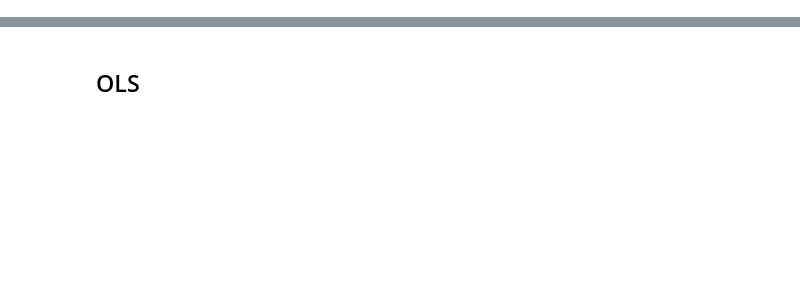
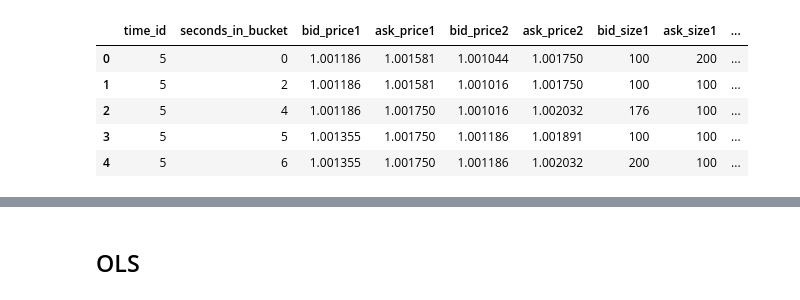
Before and after one commit to Dr4k3z/realized-vol, a Jupyter notebook: ols.ipynb, the cells around one changed output, grey strips where cells are left out. Drawn from its saved outputs; the diff is of its cells as text; code cells hidden in the pictures; blank space fills up the shorter version.

```diff
--- a/ols.ipynb
+++ b/ols.ipynb
@@ -17,0 +29,10 @@ order_book_training = glob.glob('optiver-realized-volatility-prediction/book_tra
+# %%
+book = pd.read_parquet(order_book_training[0])
+book.head()
+# %% [output]
+|  | time_id | seconds_in_bucket | bid_price1 | ask_price1 | bid_price2 | ask_price2 | bid_size1 | ask_size1 | ... |
+| 0 | 5 | 0 | 1.001186 | 1.001581 | 1.001044 | 1.001750 | 100 | 200 | ... |
+| 1 | 5 | 2 | 1.001186 | 1.001581 | 1.001016 | 1.001750 | 100 | 100 | ... |
+| 2 | 5 | 4 | 1.001186 | 1.001750 | 1.001016 | 1.002032 | 176 | 100 | ... |
+| 3 | 5 | 5 | 1.001355 | 1.001750 | 1.001186 | 1.001891 | 100 | 100 | ... |
+| 4 | 5 | 6 | 1.001355 | 1.001750 | 1.001186 | 1.002032 | 200 | 100 | ... |
```
Also changed, not shown: parts of 24 cells of this notebook, 4 other files.
